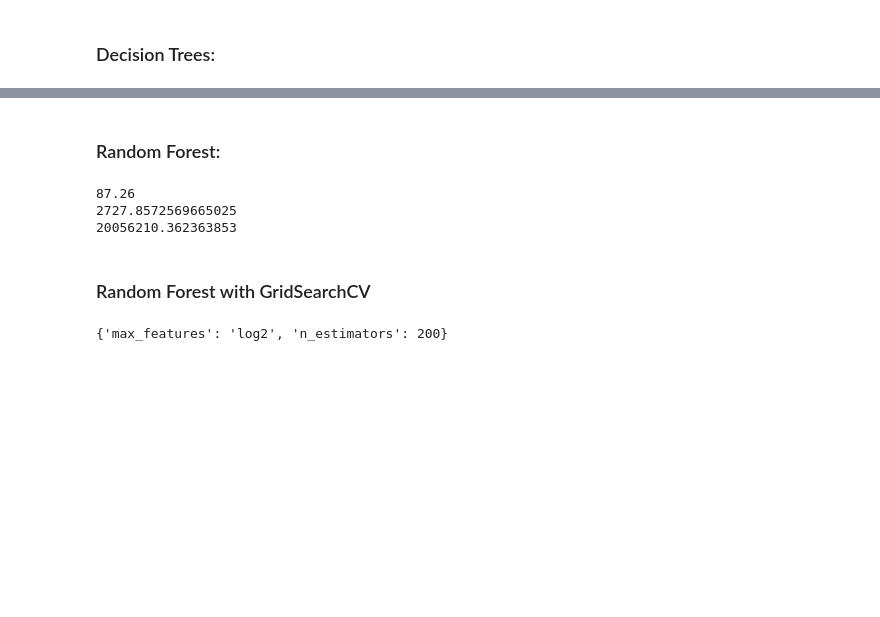
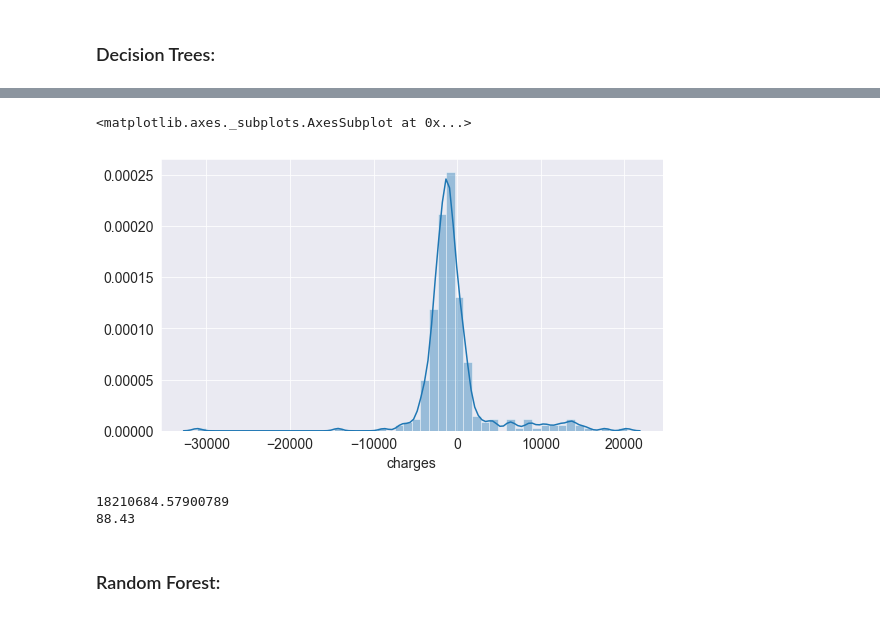
Before and after one commit to vighneshutamse/Insurance-Cost-Prediction, a Jupyter notebook: Insurance_Cost_Prediction.ipynb, the cells around one changed output, grey strips where cells are left out. Cells and saved outputs as stored; diff of their text form; code cells hidden in the pictures; blank space fills up the shorter version.

```diff
--- a/Insurance_Cost_Prediction.ipynb
+++ b/Insurance_Cost_Prediction.ipynb
@@ -285,0 +343,2 @@ print(mean_squared_error(y_test, tree_test_pred))
+# %%
+tree = DecisionTreeRegressor()
@@ -285,0 +354,6 @@ print(mean_squared_error(y_test, tree_test_pred))
+# %%
+tree_rand = RandomizedSearchCV(estimator=tree, param_distributions=tree_param_grid, n_jobs=1, n_iter=10, cv=5, verbose=2,
+                               random_state=0)
+# , scoring='neg_mean_squared_error'
+# %%
+tree_rand.fit(X_train,y_train)
@@ -285,0 +415,2 @@ print(mean_squared_error(y_test, tree_test_pred))
+# %%
+tree_pred = tree_rand.predict(X_test)
@@ -286,30 +437,13 @@ print(mean_squared_error(y_test, tree_test_pred))
+# %%
+sns.distplot(y_test-tree_pred)
+# %% [output]
+<matplotlib.axes._subplots.AxesSubplot at 0x...>
+[figure, added]
+# %%
+print(mean_squared_error(y_test, tree_pred))
+print(round(tree_rand.score(X_test,y_test)*100,2))
+# %% [output]
+18210684.57900789
+88.43
 # %% [markdown]
 ### Random Forest:
-# %%
-rf = RandomForestRegressor().fit(X_train,y_train)
-rf_train_pred = rf.predict(X_train)
-rf_test_pred = rf.predict(X_test)
-
-print(round(rf.score(X_test,y_test)*100,2))
-print(mean_absolute_error(y_test,rf_test_pred))
-print(mean_squared_error(y_test, rf_test_pred))
-# %% [output]
-87.26
-2727.8572569665025
-20056210.362363853
-# %% [markdown]
-### Random Forest with GridSearchCV
-# %%
-rf1 = RandomForestRegressor(n_jobs=-1,max_features= 'sqrt' ,n_estimators=50, oob_score = True)
-
-param_grid = {
-    'n_estimators': [200, 400, 600],
-    'max_features': ['auto', 'sqrt', 'log2']
-}
-
-# Getting the best features
-CV_rf = GridSearchCV(estimator=rf, param_grid=param_grid, cv= 5)
-CV_rf.fit(X, y)
-print (CV_rf.best_params_)
-# %% [output]
-{'max_features': 'log2', 'n_estimators': 200}
```
Also changed, not shown: parts of 31 cells of this notebook.
